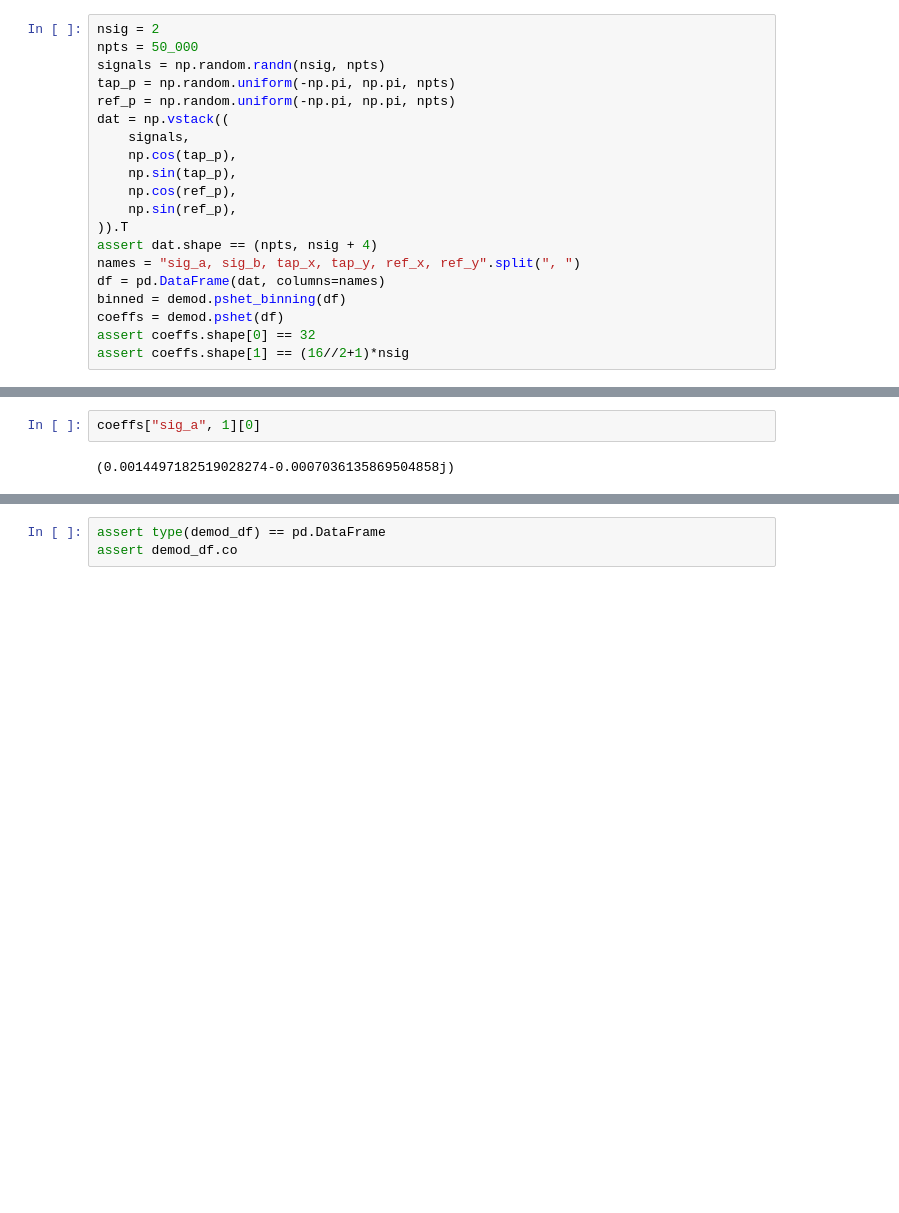
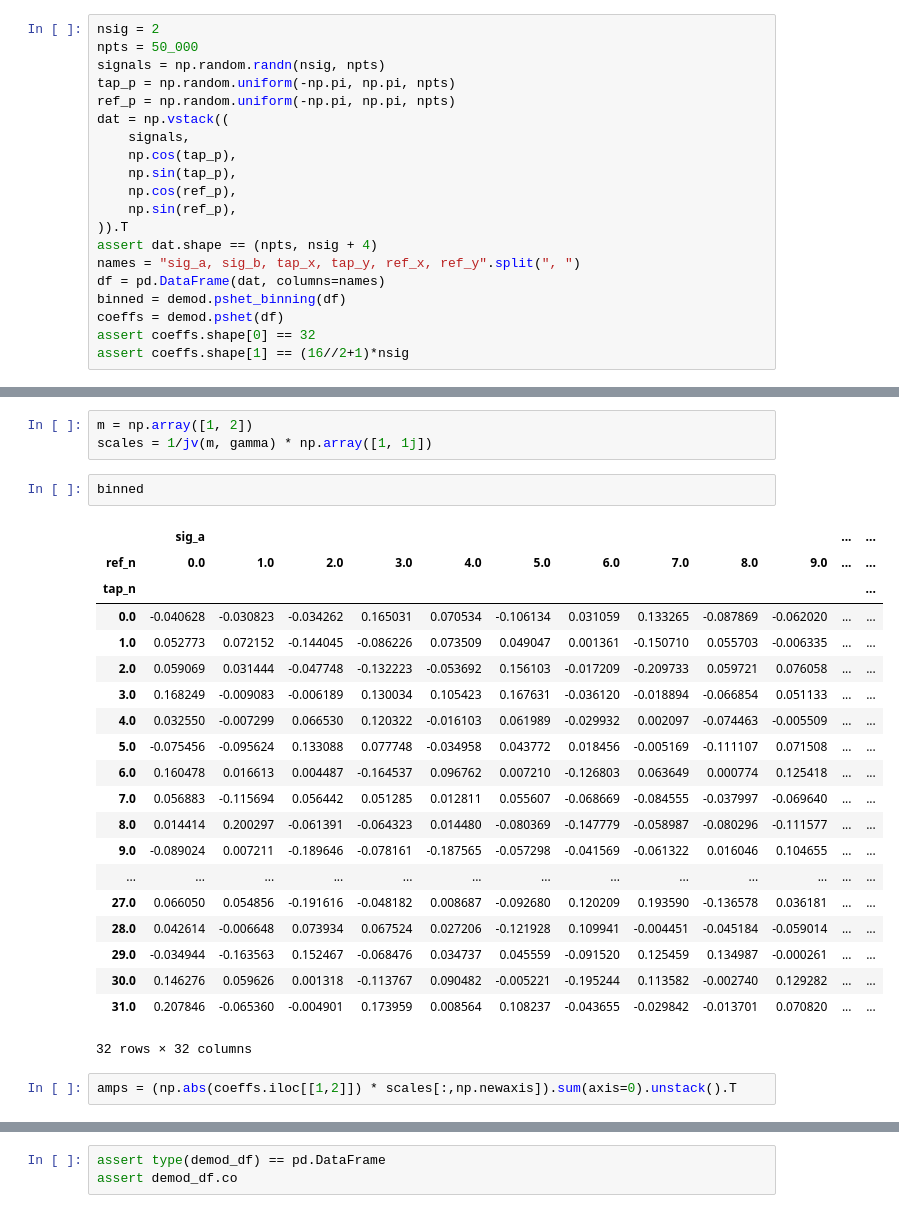
Before and after one commit to pschwendke/SNOMpad, a Jupyter notebook: scratch/demod/check_pshet_shape.ipynb, the cells around one changed output, grey strips where cells are left out. Cells and saved outputs as stored; diff of their text form; blank space fills up the shorter version.

```diff
--- a/scratch/demod/check_pshet_shape.ipynb
+++ b/scratch/demod/check_pshet_shape.ipynb
@@ -40,4 +32,28 @@ coeffs.head()
-# %%
-coeffs["sig_a", 1][0]
-# %% [output]
-(0.0014497182519028274-0.0007036135869504858j)
+# %%
+m = np.array([1, 2])
+scales = 1/jv(m, gamma) * np.array([1, 1j])
+# %%
+binned
+# %% [output]
+|  | sig_a |  |  |  |  |  |  |  |  |  | ... | ... |
+| ref_n | 0.0 | 1.0 | 2.0 | 3.0 | 4.0 | 5.0 | 6.0 | 7.0 | 8.0 | 9.0 | ... | ... |
+| tap_n |  |  |  |  |  |  |  |  |  |  |  | ... |
+| 0.0 | -0.040628 | -0.030823 | -0.034262 | 0.165031 | 0.070534 | -0.106134 | 0.031059 | 0.133265 | -0.087869 | -0.062020 | ... | ... |
+| 1.0 | 0.052773 | 0.072152 | -0.144045 | -0.086226 | 0.073509 | 0.049047 | 0.001361 | -0.150710 | 0.055703 | -0.006335 | ... | ... |
+| 2.0 | 0.059069 | 0.031444 | -0.047748 | -0.132223 | -0.053692 | 0.156103 | -0.017209 | -0.209733 | 0.059721 | 0.076058 | ... | ... |
+| 3.0 | 0.168249 | -0.009083 | -0.006189 | 0.130034 | 0.105423 | 0.167631 | -0.036120 | -0.018894 | -0.066854 | 0.051133 | ... | ... |
+| 4.0 | 0.032550 | -0.007299 | 0.066530 | 0.120322 | -0.016103 | 0.061989 | -0.029932 | 0.002097 | -0.074463 | -0.005509 | ... | ... |
+| 5.0 | -0.075456 | -0.095624 | 0.133088 | 0.077748 | -0.034958 | 0.043772 | 0.018456 | -0.005169 | -0.111107 | 0.071508 | ... | ... |
+| 6.0 | 0.160478 | 0.016613 | 0.004487 | -0.164537 | 0.096762 | 0.007210 | -0.126803 | 0.063649 | 0.000774 | 0.125418 | ... | ... |
+| 7.0 | 0.056883 | -0.115694 | 0.056442 | 0.051285 | 0.012811 | 0.055607 | -0.068669 | -0.084555 | -0.037997 | -0.069640 | ... | ... |
+| 8.0 | 0.014414 | 0.200297 | -0.061391 | -0.064323 | 0.014480 | -0.080369 | -0.147779 | -0.058987 | -0.080296 | -0.111577 | ... | ... |
+| 9.0 | -0.089024 | 0.007211 | -0.189646 | -0.078161 | -0.187565 | -0.057298 | -0.041569 | -0.061322 | 0.016046 | 0.104655 | ... | ... |
+| ... | ... | ... | ... | ... | ... | ... | ... | ... | ... | ... | ... | ... |
+| 27.0 | 0.066050 | 0.054856 | -0.191616 | -0.048182 | 0.008687 | -0.092680 | 0.120209 | 0.193590 | -0.136578 | 0.036181 | ... | ... |
+| 28.0 | 0.042614 | -0.006648 | 0.073934 | 0.067524 | 0.027206 | -0.121928 | 0.109941 | -0.004451 | -0.045184 | -0.059014 | ... | ... |
+| 29.0 | -0.034944 | -0.163563 | 0.152467 | -0.068476 | 0.034737 | 0.045559 | -0.091520 | 0.125459 | 0.134987 | -0.000261 | ... | ... |
+| 30.0 | 0.146276 | 0.059626 | 0.001318 | -0.113767 | 0.090482 | -0.005221 | -0.195244 | 0.113582 | -0.002740 | 0.129282 | ... | ... |
+| 31.0 | 0.207846 | -0.065360 | -0.004901 | 0.173959 | 0.008564 | 0.108237 | -0.043655 | -0.029842 | -0.013701 | 0.070820 | ... | ... |
+32 rows × 32 columns
+# %%
+amps = (np.abs(coeffs.iloc[[1,2]]) * scales[:,np.newaxis]).sum(axis=0).unstack().T
```
Also changed, not shown: parts of 8 cells of this notebook, 3 other files.
